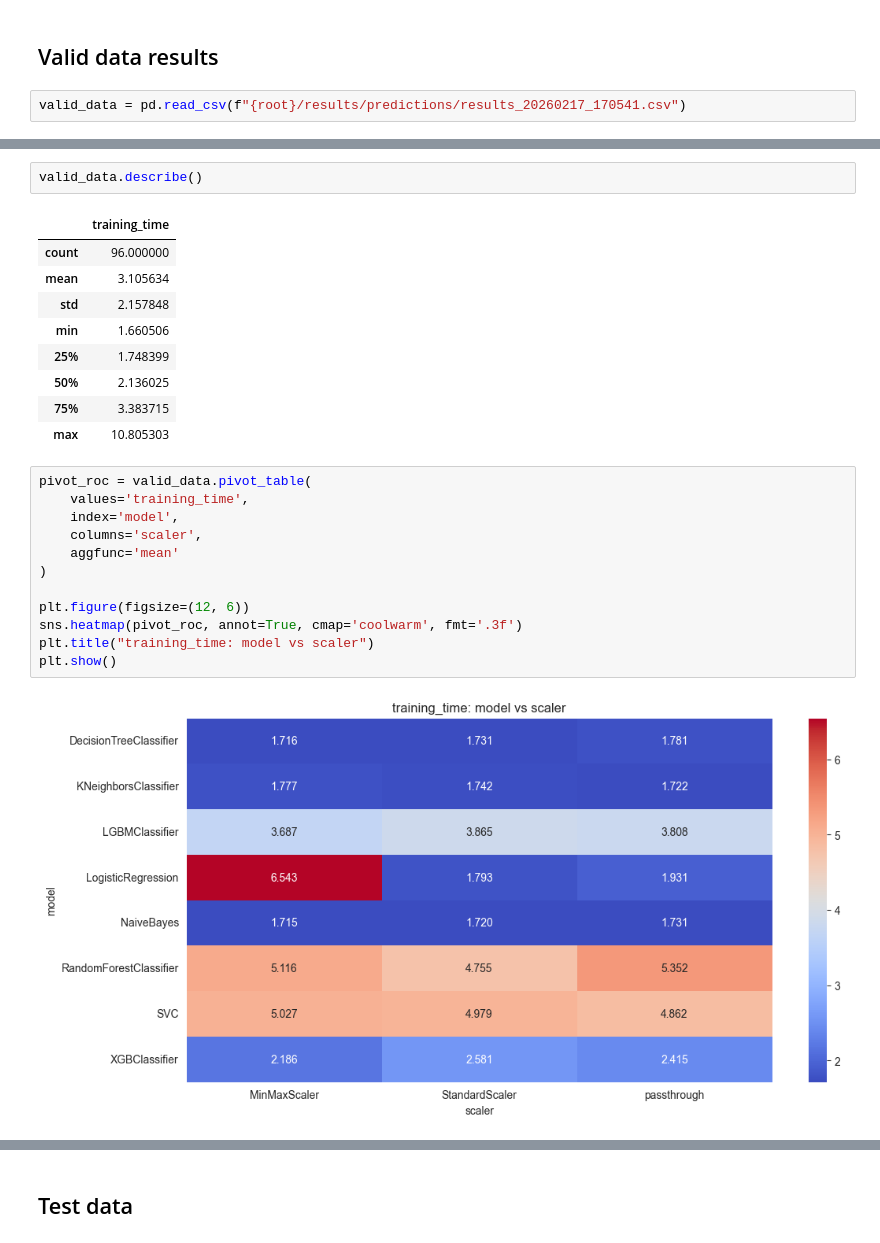
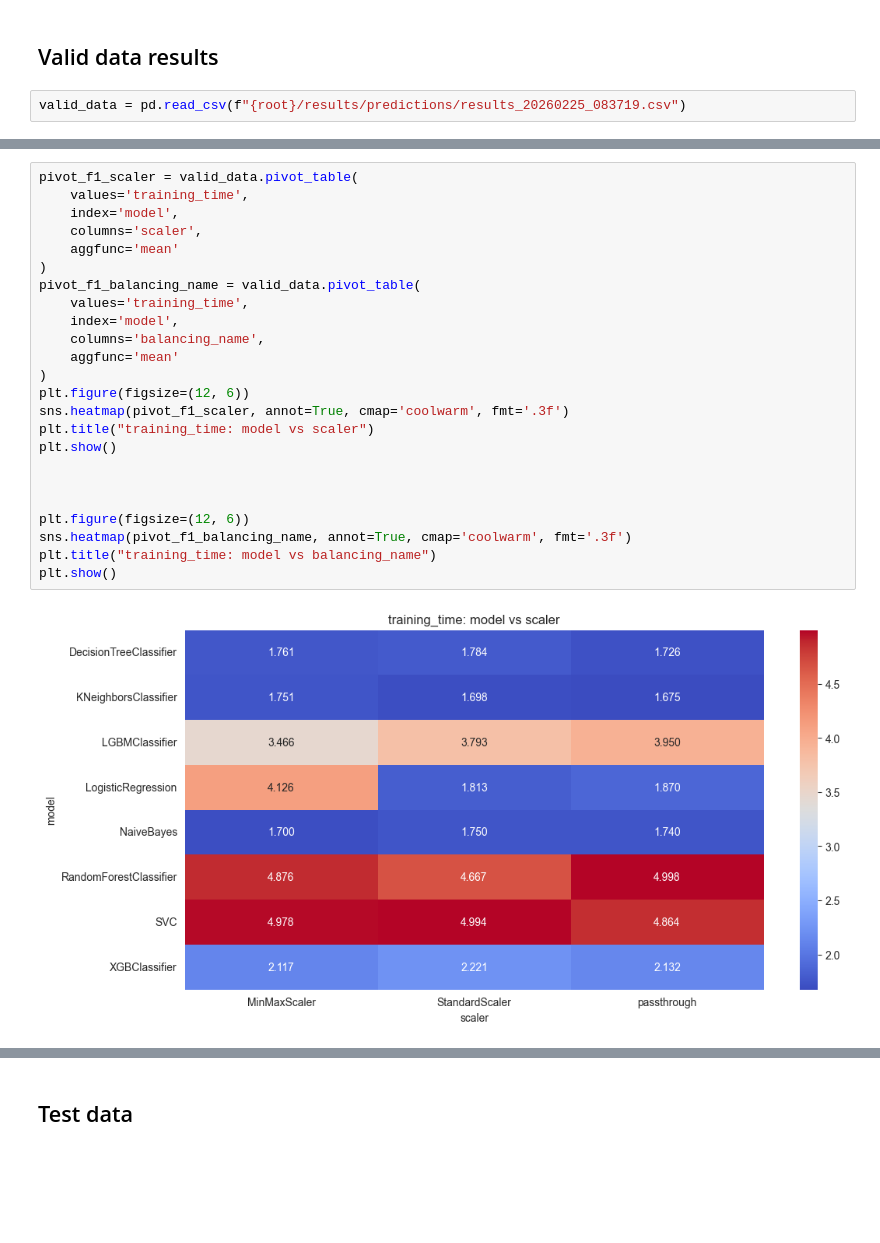
Before and after one commit to Trzopa/Benchmark-modeli-klasyfikacyjnych-na-danych-syntetycznych, a Jupyter notebook: report/report.ipynb, the cells around one changed output, grey strips where cells are left out. Cells and saved outputs as stored; diff of their text form; blank space fills up the shorter version.

```diff
--- a/report/report.ipynb
+++ b/report/report.ipynb
@@ -105,4 +199,4 @@ plt.show()
 # %% [markdown]
 ## Valid data results
 # %%
-valid_data = pd.read_csv(f"{root}/results/predictions/results_20260217_170541.csv")
+valid_data = pd.read_csv(f"{root}/results/predictions/results_20260225_083719.csv")
@@ -118,26 +203,26 @@ valid_data.head()
-# %%
-valid_data.describe()
-# %% [output]
-|  | training_time |
-| count | 96.000000 |
-| mean | 3.105634 |
-| std | 2.157848 |
-| min | 1.660506 |
-| 25% | 1.748399 |
-| 50% | 2.136025 |
-| 75% | 3.383715 |
-| max | 10.805303 |
 # %%
-pivot_roc = valid_data.pivot_table(
+pivot_f1_scaler = valid_data.pivot_table(
     values='training_time',
     index='model',
     columns='scaler',
     aggfunc='mean'
 )
+pivot_f1_balancing_name = valid_data.pivot_table(
+    values='training_time',
+    index='model',
+    columns='balancing_name',
+    aggfunc='mean'
+)
+plt.figure(figsize=(12, 6))
+sns.heatmap(pivot_f1_scaler, annot=True, cmap='coolwarm', fmt='.3f')
+plt.title("training_time: model vs scaler")
+plt.show()
+
+
 
 plt.figure(figsize=(12, 6))
-sns.heatmap(pivot_roc, annot=True, cmap='coolwarm', fmt='.3f')
-plt.title("training_time: model vs scaler")
+sns.heatmap(pivot_f1_balancing_name, annot=True, cmap='coolwarm', fmt='.3f')
+plt.title("training_time: model vs balancing_name")
 plt.show()
 # %% [output]
-[figure, old version]
+[figure, new version]
```
Also changed, not shown: parts of 38 cells of this notebook, 2 other files.
